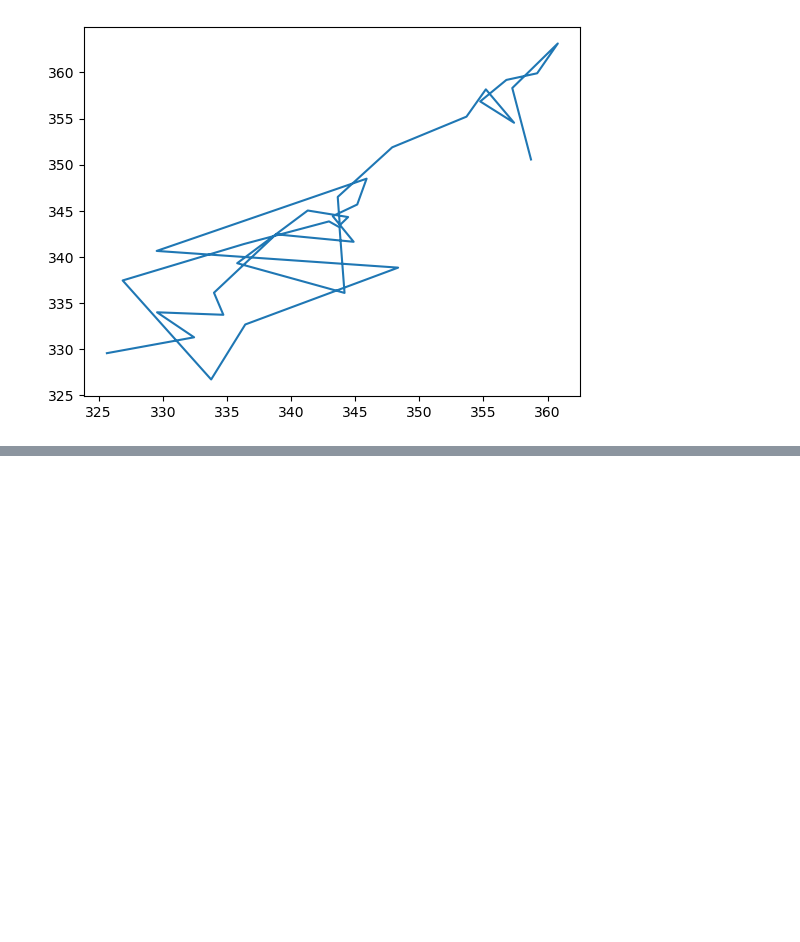
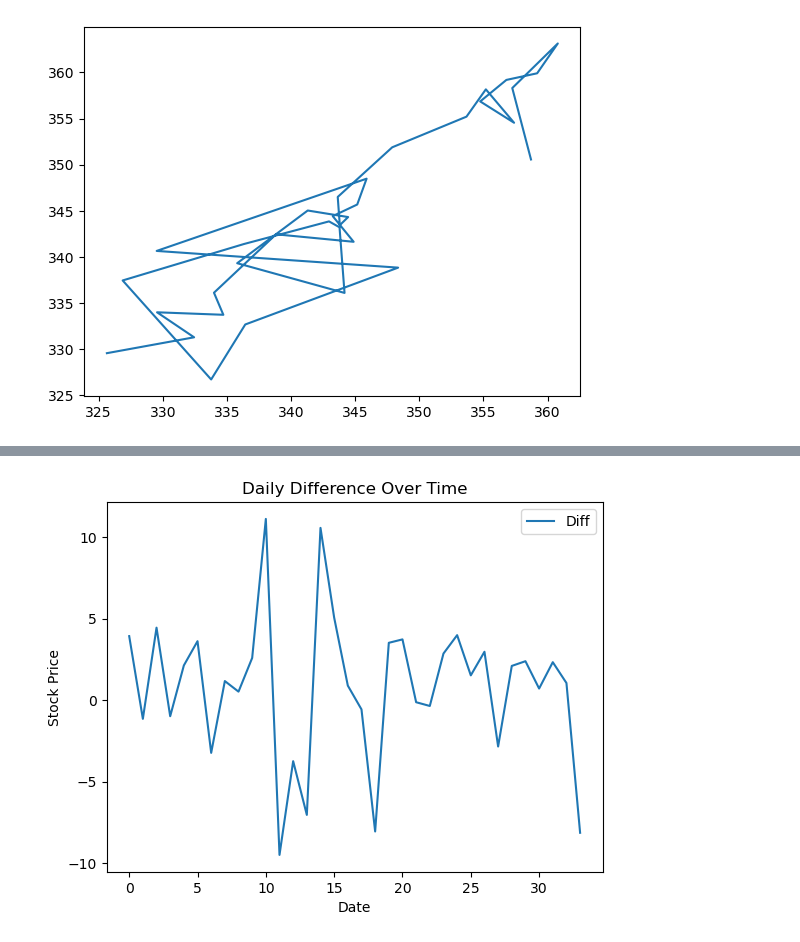
Before and after one commit to alexcrockett/analysis-projects, a Jupyter notebook: Apple Stocks/03-explore/03_desc_exp_plots.ipynb, the cells around one changed output, grey strips where cells are left out. Cells and saved outputs as stored; diff of their text form; code cells hidden in the pictures; blank space fills up the shorter version.

```diff
--- a/Apple Stocks/03-explore/03_desc_exp_plots.ipynb
+++ b/Apple Stocks/03-explore/03_desc_exp_plots.ipynb
@@ -113,0 +158,4 @@ plt.show()
+# %%
+# Create a new column to compute the diff
+daily_diff_frame['Diff'] = daily_diff_frame['Close'] - daily_diff_frame['Open']
+daily_diff_frame.head()
@@ -113,0 +169,5 @@ plt.show()
+# %%
+# Next we want to create an additional column for the moving average
+daily_diff_frame['SMA3 Open'] = daily_diff_frame['Open'].rolling(window=3).mean()
+daily_diff_frame['SMA3 Close'] = daily_diff_frame['Close'].rolling(window=3).mean()
+daily_diff_frame.head()
@@ -113,0 +181,10 @@ plt.show()
+# %%
+# We will now plot diff
+plt.plot(daily_diff_frame.index, daily_diff_frame['Diff'], label='Diff')
+plt.xlabel('Date')
+plt.ylabel('Stock Price')
+plt.title('Daily Difference Over Time')
+plt.legend()
+plt.show()
+# %% [output]
+[figure, added]
```
Also changed, not shown: parts of 9 cells of this notebook.
